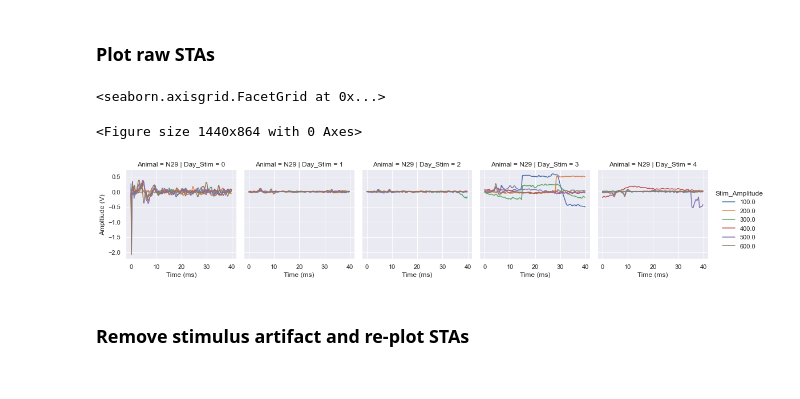
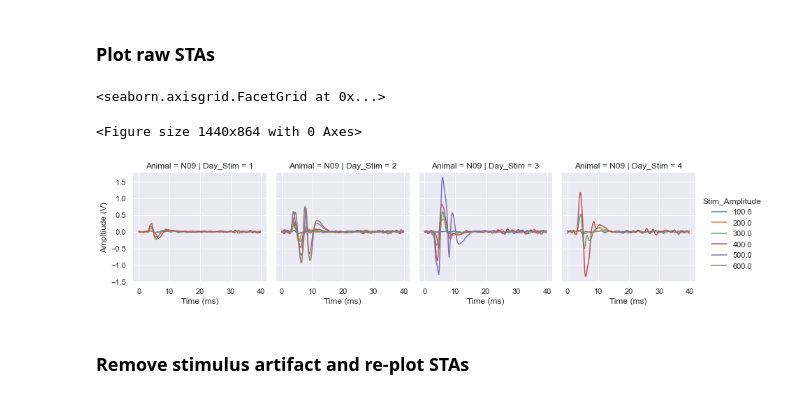
Before and after one commit to IanGMalone/Evoked_Potential_Analysis, a Jupyter notebook: Motor Evoked Potential Analyses.ipynb, the cells around one changed output. Cells and saved outputs as stored; diff of their text form; code cells hidden in the pictures.

```diff
--- a/Motor Evoked Potential Analyses.ipynb
+++ b/Motor Evoked Potential Analyses.ipynb
@@ -68,21 +68,21 @@ df_sta.head()
 # %%
 import seaborn as sns
 import matplotlib.pyplot as plt
 sns.set(font_scale=1)
 plt.figure(figsize=(20,12))
-animal_list = ['N29']
+animal_list = ['N09']
 
 ## you will need to subset df_sta to only plot certain stimulus amplitudes
 
 g = sns.FacetGrid(df_sta[(df_sta['Stim_Amplitude'] % 100 == 0) & (df_sta['Animal'].isin(animal_list))], col='Day_Stim', row='Animal', hue='Stim_Amplitude')
 g.map_dataframe(sns.lineplot, x='Time', y='STA_Amplitude')
 g.set_axis_labels('Time (ms)', 'Ampltiude (V)')
 g.add_legend()
 #plt.savefig('C:\\Users\\Ian\\Downloads\\saving-a-seaborn-plot-as-pdf-file.pdf')
 # %% [output]
 <seaborn.axisgrid.FacetGrid at 0x...>
 <Figure size 1440x864 with 0 Axes>
-[figure, old version]
+[figure, new version]
 # %% [markdown]
 ### Remove stimulus artifact and re-plot STAs
 # %%
```
Also changed, not shown: parts of 6 cells of this notebook, 1 other file.
